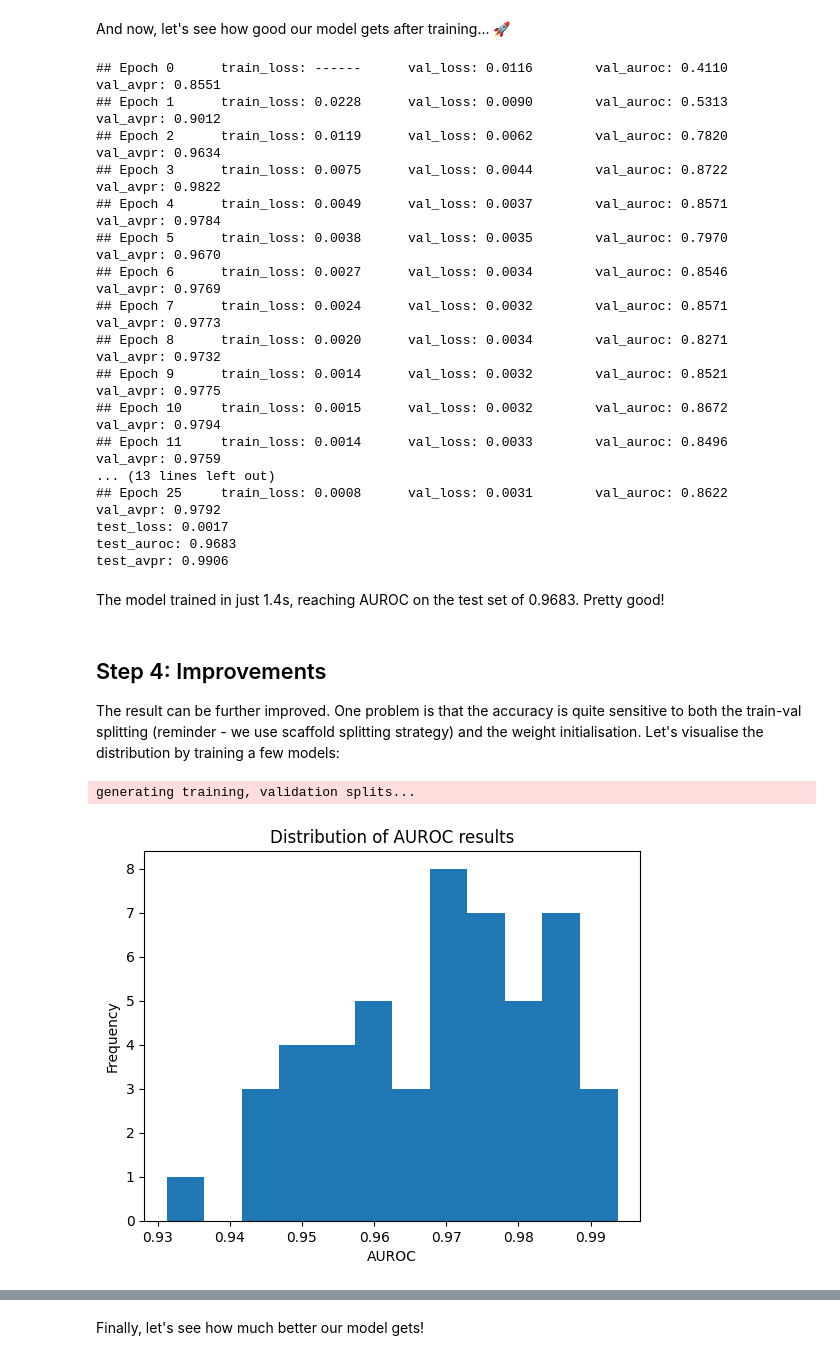
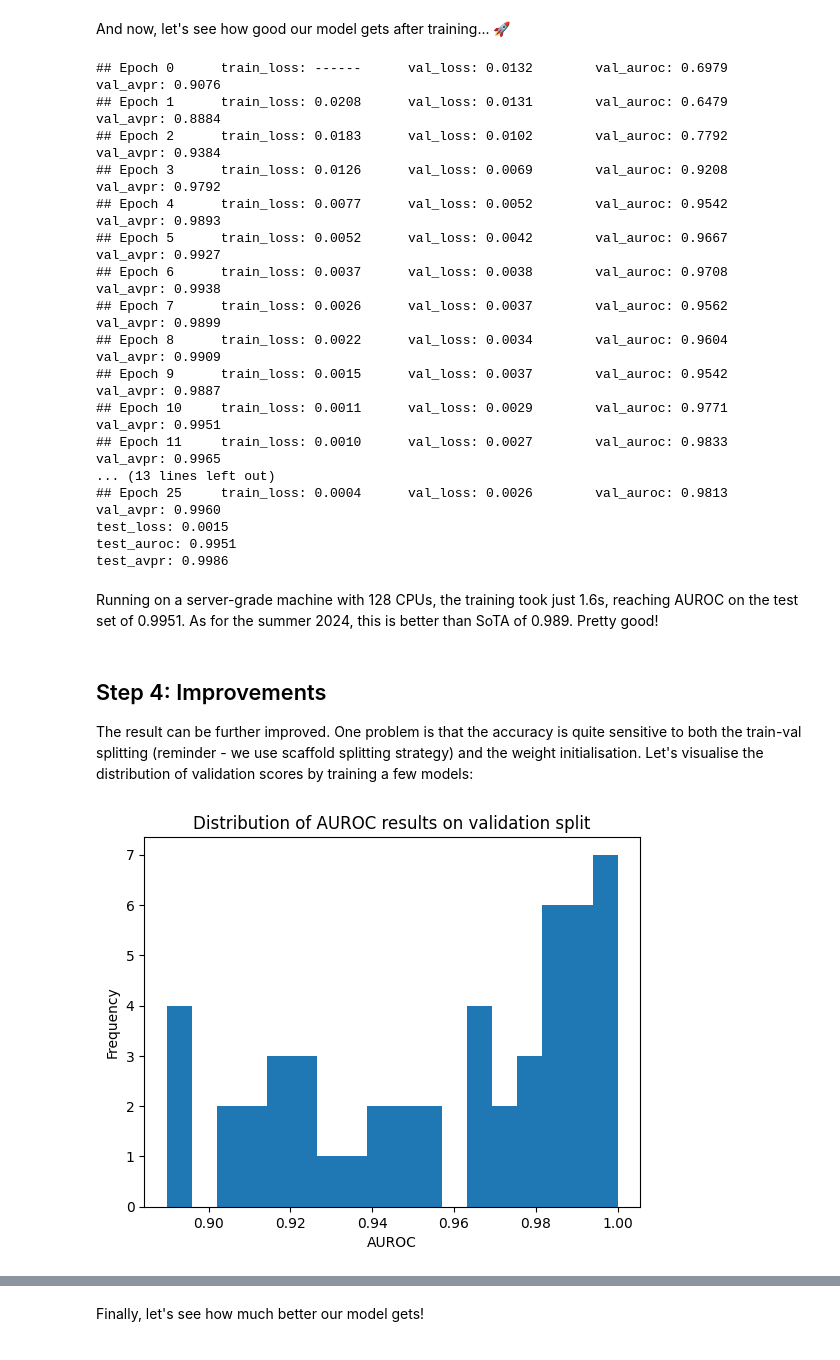
Before and after one commit to graphcore-research/minimol, a Jupyter notebook: notebooks/downstream_adaptation.ipynb, the cells around one changed output, grey strips where cells are left out. Cells and saved outputs as stored; diff of their text form; code cells hidden in the pictures.

Commit message:
reproducing results + adding a notebook example

```diff
--- a/notebooks/downstream_adaptation.ipynb
+++ b/notebooks/downstream_adaptation.ipynb
@@ -143,8 +137,10 @@ class TaskHead(nn.Module):
 # %% [markdown]
 Below we declare the basic hyperparamters, optimiser, loss function and learning rate scheduler. We build a model factory that allows us to instatiate a fresh copy of everything, which will become useful later.
 # %%
+import math
+import torch.nn as nn
 import torch.optim as optim
-from torch.optim.lr_scheduler import CosineAnnealingLR
+from torch.optim.lr_scheduler import LambdaLR
 
 lr = 0.0003
 epochs = 25
@@ -155,7 +151,12 @@ loss_fn = nn.BCELoss()
 def model_factory():
     model = TaskHead()
     optimiser = optim.Adam(model.parameters(), lr=lr, weight_decay=0.0001)
-    lr_scheduler = CosineAnnealingLR(optimiser, T_max=epochs, eta_min=0)
+
+    def lr_fn(epoch):
+        if epoch < warmup: return epoch / warmup
+        else: return (1 + math.cos(math.pi * (epoch - warmup) / (epochs - warmup))) / 2
+
+    lr_scheduler = LambdaLR(optimiser, lr_lambda=lr_fn)
     return model, optimiser, lr_scheduler
 # %% [markdown]
 For evaluation we will use both AUROC and Average Precision metrics. The reported loss would be an average across all samples in the epoch.
@@ -171,7 +172,7 @@ def evaluate(predictor, dataloader, loss_fn):
 
     with torch.no_grad():
         for inputs, targets in dataloader:
-            probs = F.sigmoid(predictor(inputs).squeeze())
+            probs = torch.sigmoid(predictor(inputs).squeeze())
             loss = loss_fn(probs, targets)
             total_loss += loss.item()
             all_probs.extend(probs.tolist())
@@ -187,12 +188,13 @@ def evaluate(predictor, dataloader, loss_fn):
 # %% [markdown]
 Training is a rather standard boilerplate loop:
 # %%
-def train_one_epoch(predictor, train_loader, optimiser, lr_scheduler, loss_fn, epoch, verbose=True):
+def train_one_epoch(predictor, train_loader, val_loader, optimiser, lr_scheduler, loss_fn, epoch, eval=True):
     predictor.train()
     train_loss = 0
 
     lr_scheduler.step(epoch)
-    for i, (inputs, targets) in enumerate(train_loader):
+
+    for inputs, targets in train_loader:
         optimiser.zero_grad()
         probs = torch.sigmoid(predictor(inputs).squeeze())
         loss = loss_fn(probs, targets)
@@ -200,11 +202,10 @@ def train_one_epoch(predictor, train_loader, optimiser, lr_scheduler, loss_fn, e
         optimiser.step()
         train_loss += loss.item()
 
-    train_loss /= (len(train_loader) * 32)
+    train_loss /= (len(train_loader) * train_loader.batch_size)
 
-    val_loss, auroc, avpr = evaluate(predictor, val_loader, loss_fn)
-
-    if verbose:
+    if eval:
+        val_loss, auroc, avpr = evaluate(predictor, val_loader, loss_fn)
         print(
             f"## Epoch {epoch+1}\t"
             f"train_loss: {train_loss:.4f}\t"
@@ -228,7 +229,7 @@ print(
 )
 
 for epoch in range(epochs):
-    model = train_one_epoch(model, train_loader, optimiser, lr_scheduler, loss_fn, epoch)
+    model = train_one_epoch(model, train_loader, val_loader, optimiser, lr_scheduler, loss_fn, epoch)
 
 test_loss, test_auroc, test_avpr = evaluate(model, test_loader, loss_fn)
 print(
@@ -237,29 +238,29 @@ print(
     f"test_avpr: {test_avpr:.4f}"
 )
 # %% [output]
-## Epoch 0      train_loss: ------      val_loss: 0.0116        val_auroc: 0.4110       val_avpr: 0.8551
-## Epoch 1      train_loss: 0.0228      val_loss: 0.0090        val_auroc: 0.5313       val_avpr: 0.9012
-## Epoch 2      train_loss: 0.0119      val_loss: 0.0062        val_auroc: 0.7820       val_avpr: 0.9634
-## Epoch 3      train_loss: 0.0075      val_loss: 0.0044        val_auroc: 0.8722       val_avpr: 0.9822
-## Epoch 4      train_loss: 0.0049      val_loss: 0.0037        val_auroc: 0.8571       val_avpr: 0.9784
-## Epoch 5      train_loss: 0.0038      val_loss: 0.0035        val_auroc: 0.7970       val_avpr: 0.9670
-## Epoch 6      train_loss: 0.0027      val_loss: 0.0034        val_auroc: 0.8546       val_avpr: 0.9769
-## Epoch 7      train_loss: 0.0024      val_loss: 0.0032        val_auroc: 0.8571       val_avpr: 0.9773
-## Epoch 8      train_loss: 0.0020      val_loss: 0.0034        val_auroc: 0.8271       val_avpr: 0.9732
-## Epoch 9      train_loss: 0.0014      val_loss: 0.0032        val_auroc: 0.8521       val_avpr: 0.9775
-## Epoch 10     train_loss: 0.0015      val_loss: 0.0032        val_auroc: 0.8672       val_avpr: 0.9794
-## Epoch 11     train_loss: 0.0014      val_loss: 0.0033        val_auroc: 0.8496       val_avpr: 0.9759
+## Epoch 0      train_loss: ------      val_loss: 0.0132        val_auroc: 0.6979       val_avpr: 0.9076
+## Epoch 1      train_loss: 0.0208      val_loss: 0.0131        val_auroc: 0.6479       val_avpr: 0.8884
+## Epoch 2      train_loss: 0.0183      val_loss: 0.0102        val_auroc: 0.7792       val_avpr: 0.9384
+## Epoch 3      train_loss: 0.0126      val_loss: 0.0069        val_auroc: 0.9208       val_avpr: 0.9792
+## Epoch 4      train_loss: 0.0077      val_loss: 0.0052        val_auroc: 0.9542       val_avpr: 0.9893
+## Epoch 5      train_loss: 0.0052      val_loss: 0.0042        val_auroc: 0.9667       val_avpr: 0.9927
+## Epoch 6      train_loss: 0.0037      val_loss: 0.0038        val_auroc: 0.9708       val_avpr: 0.9938
+## Epoch 7      train_loss: 0.0026      val_loss: 0.0037        val_auroc: 0.9562       val_avpr: 0.9899
+## Epoch 8      train_loss: 0.0022      val_loss: 0.0034        val_auroc: 0.9604       val_avpr: 0.9909
+## Epoch 9      train_loss: 0.0015      val_loss: 0.0037        val_auroc: 0.9542       val_avpr: 0.9887
+## Epoch 10     train_loss: 0.0011      val_loss: 0.0029        val_auroc: 0.9771       val_avpr: 0.9951
+## Epoch 11     train_loss: 0.0010      val_loss: 0.0027        val_auroc: 0.9833       val_avpr: 0.9965
 ... (13 lines left out)
-## Epoch 25     train_loss: 0.0008      val_loss: 0.0031        val_auroc: 0.8622       val_avpr: 0.9792
-test_loss: 0.0017
-test_auroc: 0.9683
-test_avpr: 0.9906
+## Epoch 25     train_loss: 0.0004      val_loss: 0.0026        val_auroc: 0.9813       val_avpr: 0.9960
+test_loss: 0.0015
+test_auroc: 0.9951
+test_avpr: 0.9986
-# %% [markdown]
-The model trained in just 1.4s, reaching AUROC on the test set of 0.9683. Pretty good!
+# %% [markdown]
+Running on a server-grade machine with 128 CPUs, the training took just 1.6s, reaching AUROC on the test set of 0.9951. As for the summer 2024, this is better than SoTA of 0.989. Pretty good!
 # %% [markdown]
 ## Step 4: Improvements
 
-The result can be further improved. One problem is that the accuracy is quite sensitive to both the train-val splitting (reminder - we use scaffold splitting strategy) and the weight initialisation. Let's visualise the distribution by training a few models:
+The result can be further improved. One problem is that the accuracy is quite sensitive to both the train-val splitting (reminder - we use scaffold splitting strategy) and the weight initialisation. Let's visualise the distribution of validation scores by training a few models:
 # %%
 def dataloader_factory(seed):
     mols_train, mols_val = admet.get_train_valid_split(benchmark=DATASET_NAME, split_type='scaffold', seed=seed)
@@ -272,25 +273,28 @@ def dataloader_factory(seed):
 
     return val_loader, train_loader
 # %%
+from contextlib import redirect_stdout, redirect_stderr# suppress some stdout for better readability
 import matplotlib.pyplot as plt
+from random import randint
+import os
 
 results = []
 repeats = 50
-val_loader, train_loader = dataloader_factory(42)
 
 for _ in range(repeats):
+    with open(os.devnull, 'w') as fnull, redirect_stdout(fnull), redirect_stderr(fnull): # suppress output
+        val_loader, train_loader = dataloader_factory(randint(0, 9999))
     model, optimiser, lr_scheduler = model_factory()
     for epoch in range(epochs):
-        model = train_one_epoch(model, train_loader, optimiser, lr_scheduler, loss_fn, epoch, verbose=False)
+        model = train_one_epoch(model, train_loader, val_loader, optimiser, lr_scheduler, loss_fn, epoch, eval=False)
     _, auroc, _ = evaluate(model, val_loader, loss_fn)
     results.append(auroc)
 
-plt.hist(results, bins=12)
+plt.hist(results, bins=18)
 plt.xlabel('AUROC')
 plt.ylabel('Frequency')
-plt.title('Distribution of AUROC results')
+plt.title('Distribution of AUROC results on validation split')
 plt.show()
 # %% [output]
-generating training, validation splits...
-[figure, old version]
+[figure, new version]
 # %% [markdown]
```
Also changed, not shown: parts of 8 cells of this notebook, 4 other files.
